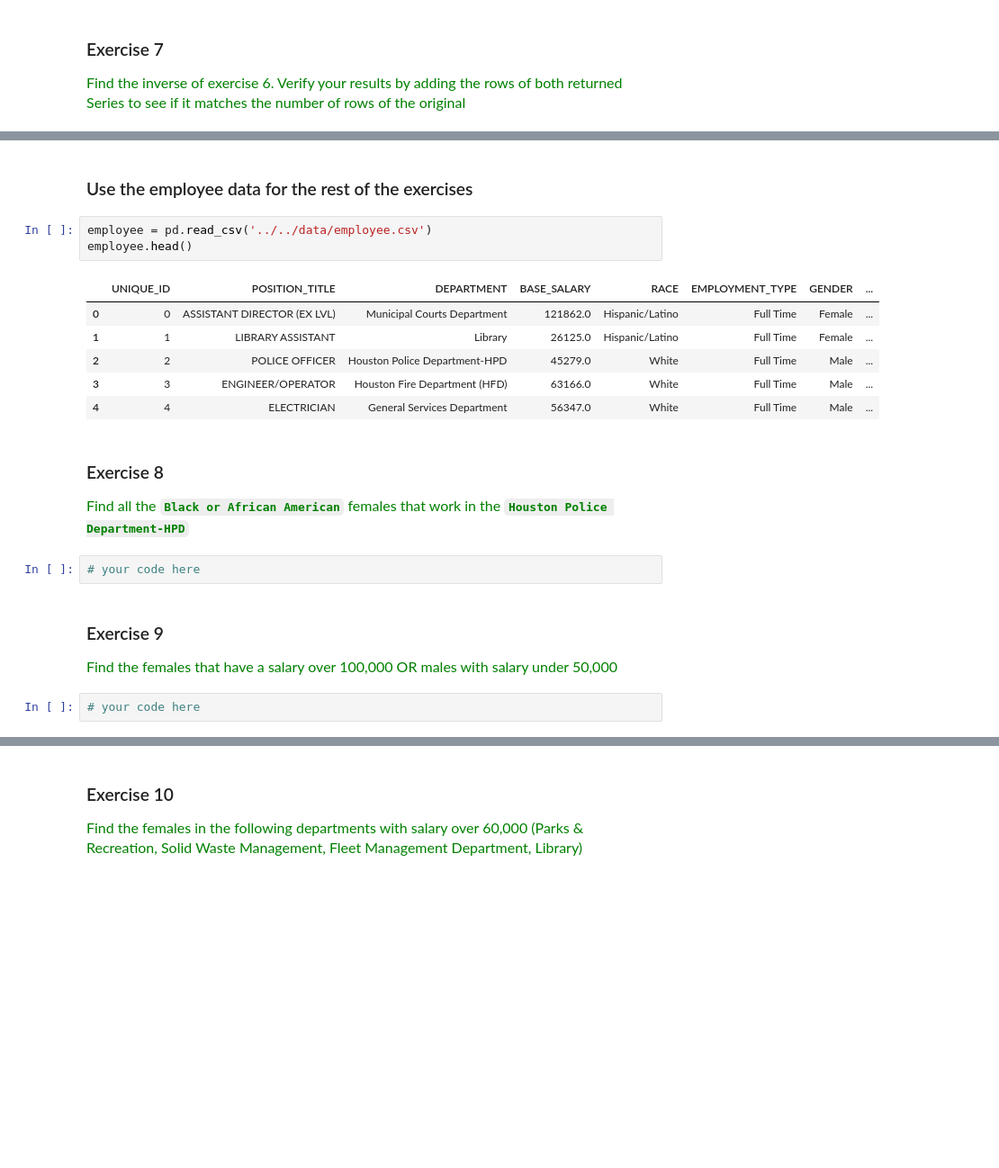
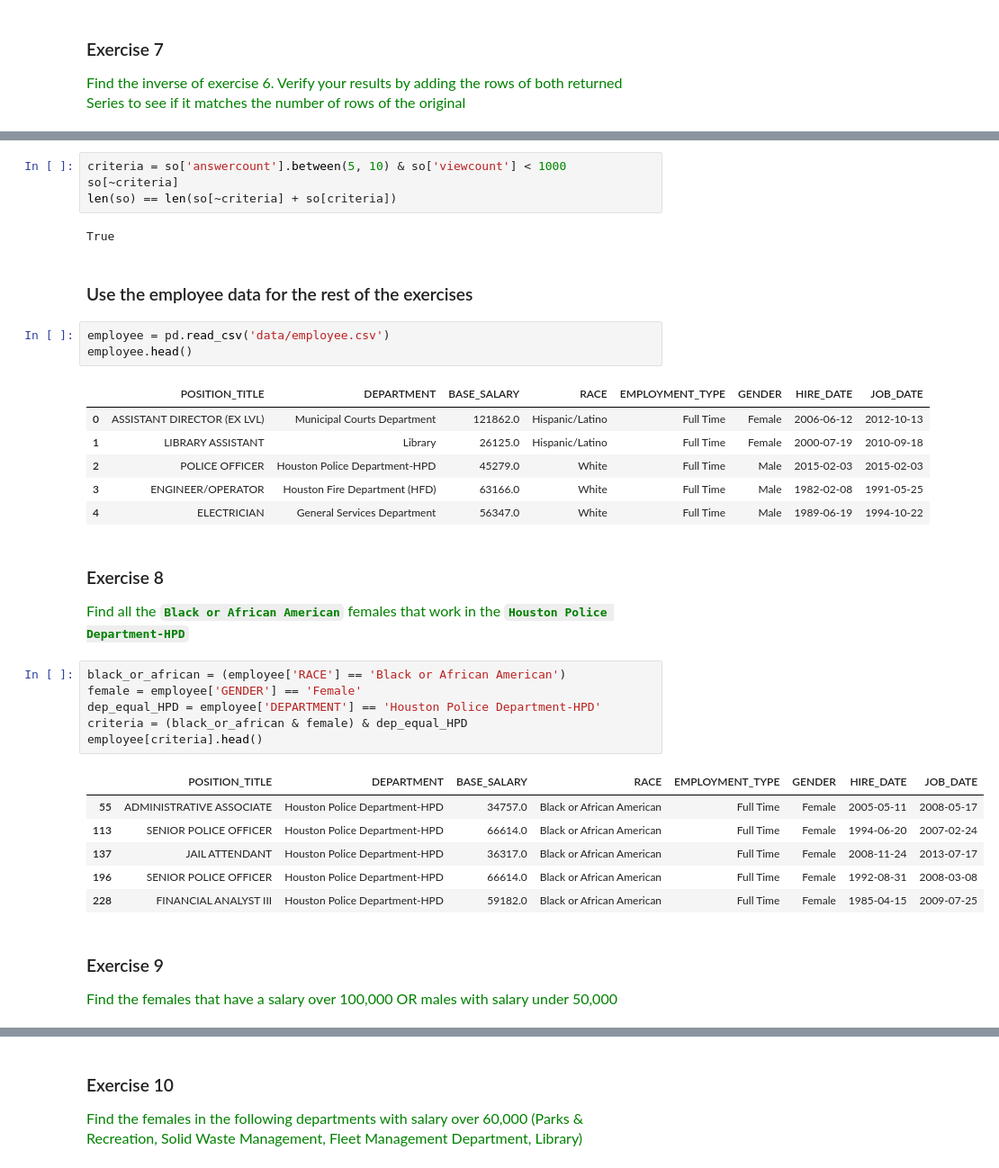
Before and after one commit to IcaroMourao/ufc-data-science, a Jupyter notebook: 02 Boolean Indexing.ipynb, the cells around one changed output, grey strips where cells are left out. Shown at 90% size. Saved outputs shown, nothing was run; the diff lists cells and outputs as text; blank space fills up the shorter version.

```diff
--- a/02 Boolean Indexing.ipynb
+++ b/02 Boolean Indexing.ipynb
@@ -914,22 +921,37 @@ so[(so['quest_rep'].isnull()) & (so['score'] > 100)]
+# %%
+criteria = so['answercount'].between(5, 10) & so['viewcount'] < 1000
+so[~criteria]
+len(so) == len(so[~criteria] + so[criteria])
+# %% [output]
+True
 # %% [markdown]
 ### Use the employee data for the rest of the exercises
 # %%
-employee = pd.read_csv('../../data/employee.csv')
+employee = pd.read_csv('data/employee.csv')
 employee.head()
 # %% [output]
-|  | UNIQUE_ID | POSITION_TITLE | DEPARTMENT | BASE_SALARY | RACE | EMPLOYMENT_TYPE | GENDER | ... |
-| 0 | 0 | ASSISTANT DIRECTOR (EX LVL) | Municipal Courts Department | 121862.0 | Hispanic/Latino | Full Time | Female | ... |
-| 1 | 1 | LIBRARY ASSISTANT | Library | 26125.0 | Hispanic/Latino | Full Time | Female | ... |
-| 2 | 2 | POLICE OFFICER | Houston Police Department-HPD | 45279.0 | White | Full Time | Male | ... |
-| 3 | 3 | ENGINEER/OPERATOR | Houston Fire Department (HFD) | 63166.0 | White | Full Time | Male | ... |
-| 4 | 4 | ELECTRICIAN | General Services Department | 56347.0 | White | Full Time | Male | ... |
+|  | POSITION_TITLE | DEPARTMENT | BASE_SALARY | RACE | EMPLOYMENT_TYPE | GENDER | HIRE_DATE | JOB_DATE |
+| 0 | ASSISTANT DIRECTOR (EX LVL) | Municipal Courts Department | 121862.0 | Hispanic/Latino | Full Time | Female | 2006-06-12 | 2012-10-13 |
+| 1 | LIBRARY ASSISTANT | Library | 26125.0 | Hispanic/Latino | Full Time | Female | 2000-07-19 | 2010-09-18 |
+| 2 | POLICE OFFICER | Houston Police Department-HPD | 45279.0 | White | Full Time | Male | 2015-02-03 | 2015-02-03 |
+| 3 | ENGINEER/OPERATOR | Houston Fire Department (HFD) | 63166.0 | White | Full Time | Male | 1982-02-08 | 1991-05-25 |
+| 4 | ELECTRICIAN | General Services Department | 56347.0 | White | Full Time | Male | 1989-06-19 | 1994-10-22 |
 # %% [markdown]
 ### Exercise 8
 <span  style="color:green; font-size:16px">Find all the **`Black or African American`** females that work in the **`Houston Police Department-HPD`**</span>
-# %%
-# your code here
+# %%
+black_or_african = (employee['RACE'] == 'Black or African American')
+female = employee['GENDER'] == 'Female'
+dep_equal_HPD = employee['DEPARTMENT'] == 'Houston Police Department-HPD'
+criteria = (black_or_african & female) & dep_equal_HPD
+employee[criteria].head()
+# %% [output]
+|  | POSITION_TITLE | DEPARTMENT | BASE_SALARY | RACE | EMPLOYMENT_TYPE | GENDER | HIRE_DATE | JOB_DATE |
+| 55 | ADMINISTRATIVE ASSOCIATE | Houston Police Department-HPD | 34757.0 | Black or African American | Full Time | Female | 2005-05-11 | 2008-05-17 |
+| 113 | SENIOR POLICE OFFICER | Houston Police Department-HPD | 66614.0 | Black or African American | Full Time | Female | 1994-06-20 | 2007-02-24 |
+| 137 | JAIL ATTENDANT | Houston Police Department-HPD | 36317.0 | Black or African American | Full Time | Female | 2008-11-24 | 2013-07-17 |
+| 196 | SENIOR POLICE OFFICER | Houston Police Department-HPD | 66614.0 | Black or African American | Full Time | Female | 1992-08-31 | 2008-03-08 |
+| 228 | FINANCIAL ANALYST III | Houston Police Department-HPD | 59182.0 | Black or African American | Full Time | Female | 1985-04-15 | 2009-07-25 |
 # %% [markdown]
 ### Exercise 9
 <span  style="color:green; font-size:16px">Find the females that have a salary over 100,000 OR males with salary under 50,000</span>
-# %%
-# your code here
```
Also changed, not shown: parts of 14 cells of this notebook.
